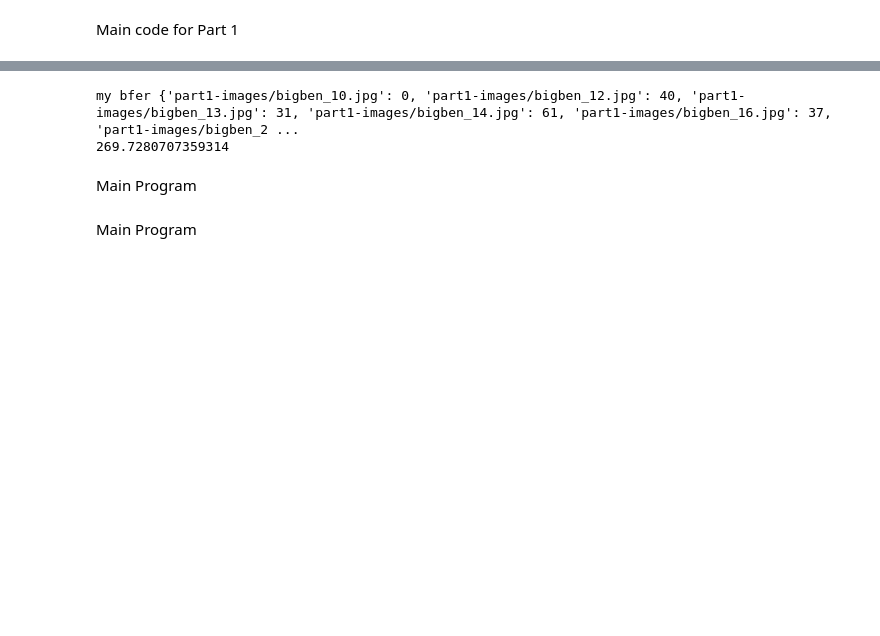
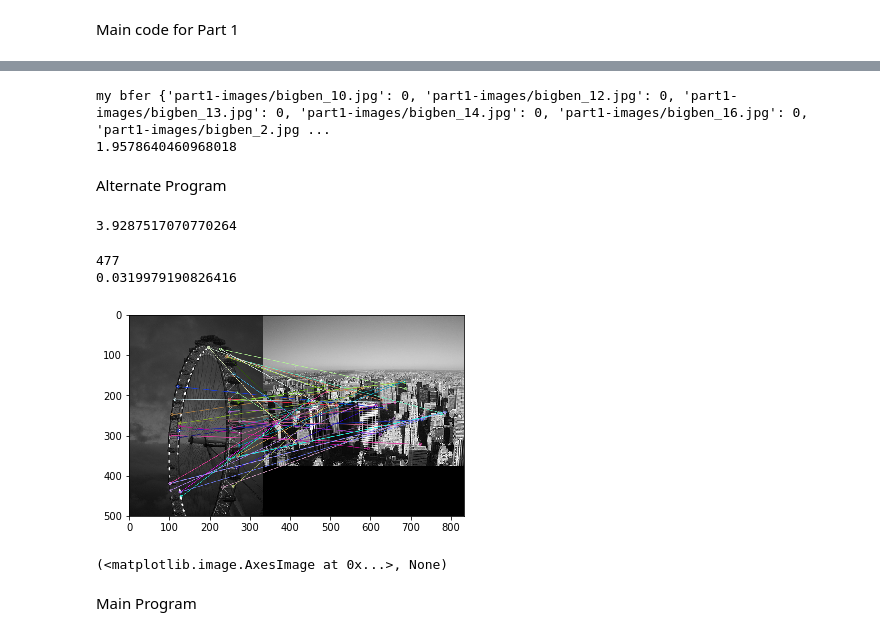
Before and after one commit to derrickeckardt/image-mapping-including-using-ransac, a Jupyter notebook: a2.ipynb, the cells around one changed output, grey strips where cells are left out. Cells and saved outputs as stored; diff of their text form; code cells hidden in the pictures; blank space fills up the shorter version.

```diff
--- a/a2.ipynb
+++ b/a2.ipynb
@@ -74,7 +74,7 @@ for key1, image1 in input_images.items():
     common_points_matrix[image1] = {}
     for key2, image2 in input_images.items():
         common_points = 0
-        if image1 != image2 and image1 == 'part1-images/bigben_10.jpg':  # and image2 == 'part1-images/bigben_12.jpg'
+        if image1 != image2 and image1 == 'part1-images/bigben_6.jpg'and image2 == 'part1-images/bigben_8.jpg':
             for i in orb_images[image1]:
                 for j in orb_images[image2]:
                     distance = cv2.norm(orb_images[image1][i]['descriptors'], orb_images[image2][j]['descriptors'], cv2.NORM_HAMMING)
@@ -84,14 +84,80 @@ for key1, image1 in input_images.items():
         common_points_matrix[image1][image2] = common_points
 #         print(image1, image2, common_points, time.time() - starttime)
 
-print("my bfer", common_points_matrix['part1-images/bigben_10.jpg'])
+print("my bfer", common_points_matrix['part1-images/bigben_6.jpg'])
 
 print(time.time() - starttime)
 # %% [output]
-my bfer {'part1-images/bigben_10.jpg': 0, 'part1-images/bigben_12.jpg': 40, 'part1-images/bigben_13.jpg': 31, 'part1-images/bigben_14.jpg': 61, 'part1-images/bigben_16.jpg': 37, 'part1-images/bigben_2 ...
-269.7280707359314
+my bfer {'part1-images/bigben_10.jpg': 0, 'part1-images/bigben_12.jpg': 0, 'part1-images/bigben_13.jpg': 0, 'part1-images/bigben_14.jpg': 0, 'part1-images/bigben_16.jpg': 0, 'part1-images/bigben_2.jpg ...
+1.9578640460968018
 # %% [markdown]
-Main Program
+Alternate Program
+# %%
+# def part1():
+starttime = time.time()
+# change sys_argv  to sys.argv for linux version
+k, output_file = sys_argv[2],sys_argv[3]  # change to -1 for output_file
+#   commented out for jupyter
+#   input_images = {}
+#     for i in range(3,len(sys.argv)-1):
+#         input_images[i-3] = sys.argv[i]
+
+
+# get keypoints and descriptors for each image
+orb_images = {}
+for key, image in input_images.items():
+    img = cv2.imread(image, cv2.IMREAD_GRAYSCALE)
+    orb = cv2.ORB_create(nfeatures=1000)
+    keypoints, descriptors = orb.detectAndCompute(img, None)
+    orb_images[image] = {'keypoints':keypoints, 'descriptors':descriptors}
+
+print(time.time() - starttime)
+# %% [output]
+3.9287517070770264
+# %%
+starttime = time.time()
+common_points_matrix = {}
+bf = cv2.BFMatcher(cv2.NORM_HAMMING, crossCheck = True)
+for key1, image1 in input_images.items():
+    common_points_matrix[image1] = {}
+    for key2, image2 in input_images.items():
+        common_points = 0
+        if image1 != image2 and image1 == 'part1-images/bigben_6.jpg' and image2 == 'part1-images/bigben_8.jpg':  #
+            matches = bf.match(orb_images[image1]['descriptors'],orb_images[image2]['descriptors'])
+            common_points = len(matches)
+
+        common_points_matrix[image1][image2] = common_points
+#         print(image1, image2, common_points, time.time() - starttime)
+
+pprint(common_points_matrix['part1-images/bigben_6.jpg']['part1-images/bigben_8.jpg'])
+
+print(time.time() - starttime)
+# %% [output]
+477
+0.0319979190826416
+# %%
+import numpy as np
+import cv2
+from matplotlib import pyplot as plt
+%matplotlib inline
+
+img1 = cv2.imread('part1-images/londoneye_8.jpg',cv2.IMREAD_GRAYSCALE)
+img2 = cv2.imread('part1-images/empirestate_22.jpg', cv2.IMREAD_GRAYSCALE)
+
+orb = cv2.ORB_create()
+
+kp1, des1 = orb.detectAndCompute(img1,None)
+kp2, des2 = orb.detectAndCompute(img2,None)
+
+bf = cv2.BFMatcher(cv2.NORM_HAMMING, crossCheck=True)
+matches = bf.match(des1,des2)
+matches = sorted(matches, key = lambda x:x.distance)
+
+img3 = cv2.drawMatches(img1,kp1,img2,kp2, matches[:50], img2,flags=2)
+plt.imshow(img3),plt.show()
+# %% [output]
+[figure, added]
+(<matplotlib.image.AxesImage at 0x...>, None)
 # %%
 # Load each image, and get the keypoints and descriptors for each image
 
```
Also changed, not shown: parts of 1 cell of this notebook, 1 other file.
